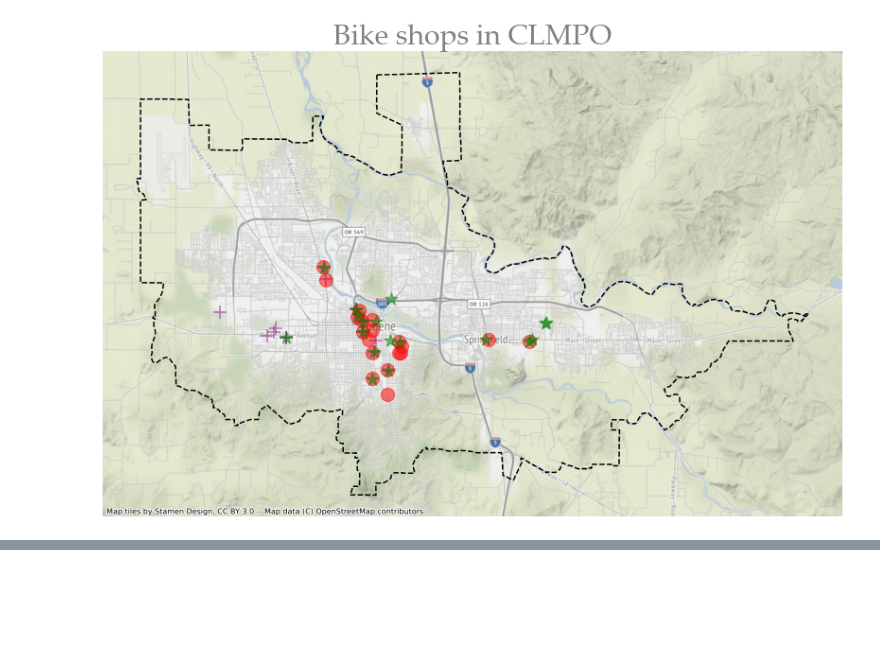
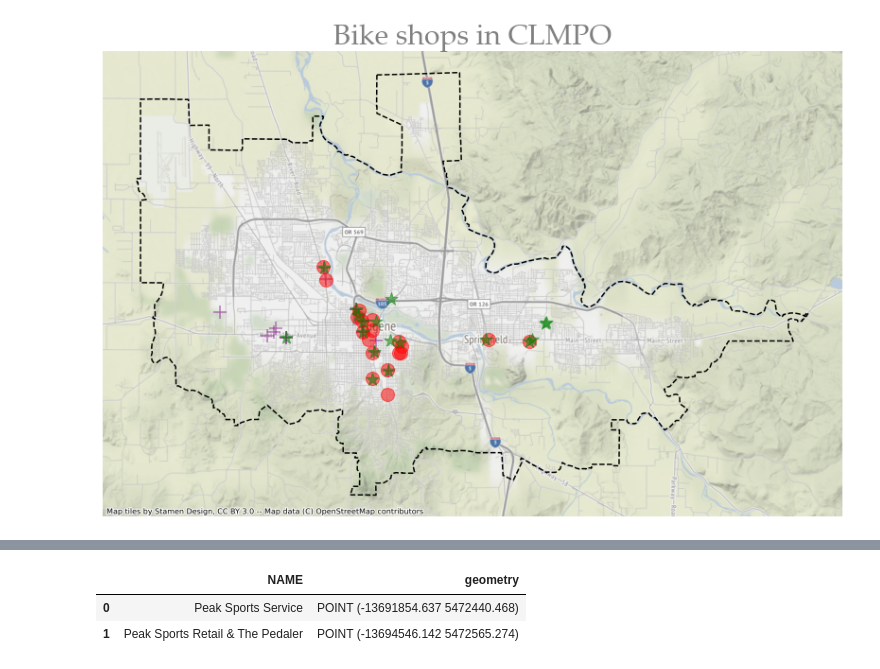
Before and after one commit to dongmeic/BikeCounting, a Jupyter notebook: BikeMap/BikeShops.ipynb, the cells around one changed output, grey strips where cells are left out. Saved outputs shown, nothing was run; the diff lists cells and outputs as text; code cells hidden in the pictures; blank space fills up the shorter version.

```diff
--- a/BikeMap/BikeShops.ipynb
+++ b/BikeMap/BikeShops.ipynb
@@ -119,0 +130,6 @@ ax.axis("off");
+# %%
+lensbikeshops.head()
+# %% [output]
+|  | NAME | geometry |
+| 0 | Peak Sports Service | POINT (-13691854.637 5472440.468) |
+| 1 | Peak Sports Retail & The Pedaler | POINT (-13694546.142 5472565.274) |
```
Also changed, not shown: parts of 10 cells of this notebook, 2 other files.
